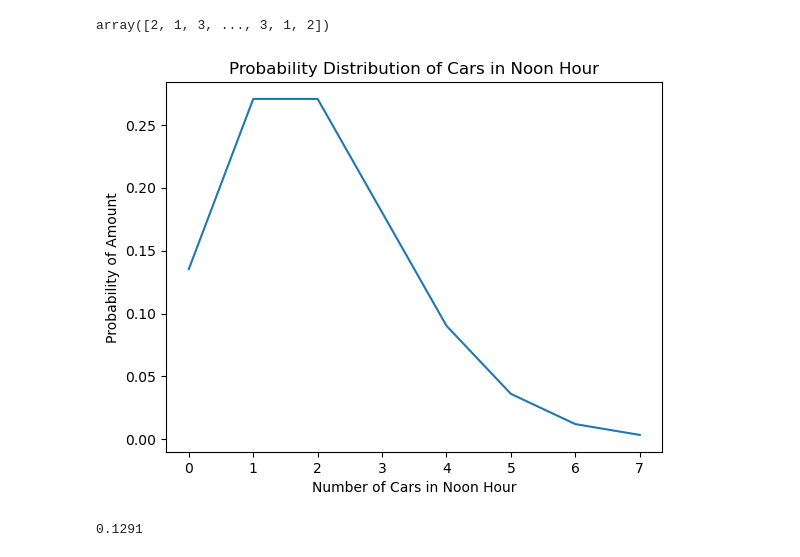
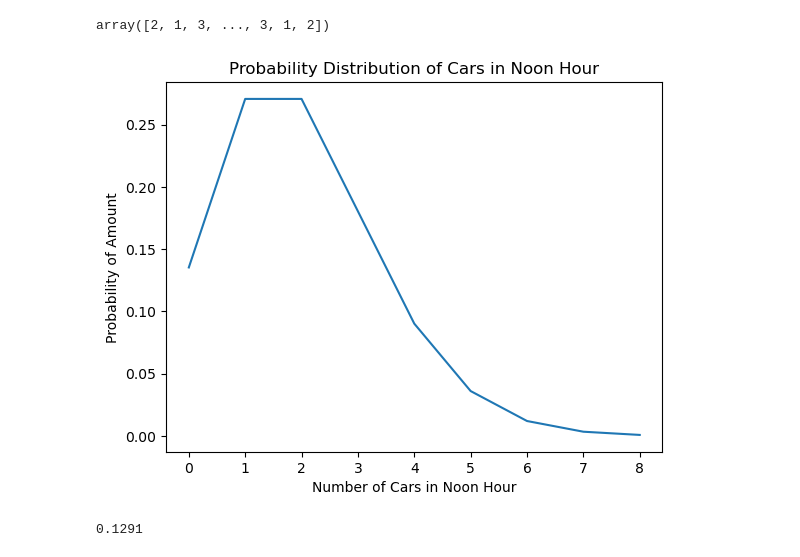
Before and after one commit to Adam-Harris87/statistics-exercises, a Jupyter notebook: probability_distributions.ipynb, the cells around one changed output. Saved outputs shown, nothing was run; the diff lists cells and outputs as text; code cells hidden in the pictures.

```diff
--- a/probability_distributions.ipynb
+++ b/probability_distributions.ipynb
@@ -20,15 +20,15 @@ array([2, 1, 3, ..., 3, 1, 2])
 λ = 2
 cars_in_hour = stats.poisson(λ)
 # %%
-x = np.arange(0,8)
+x = np.arange(0,9)
 y = [cars_in_hour.pmf(i) for i in x]
 plt.plot(x, y)
 plt.xlabel('Number of Cars in Noon Hour')
 plt.ylabel('Probability of Amount')
 plt.title('Probability Distribution of Cars in Noon Hour')
 plt.show()
 # %% [output]
-[figure, old version]
+[figure, new version]
 # %%
 (cars == 0).mean()
 # %% [output]
```
Also changed, not shown: parts of 30 cells of this notebook.
